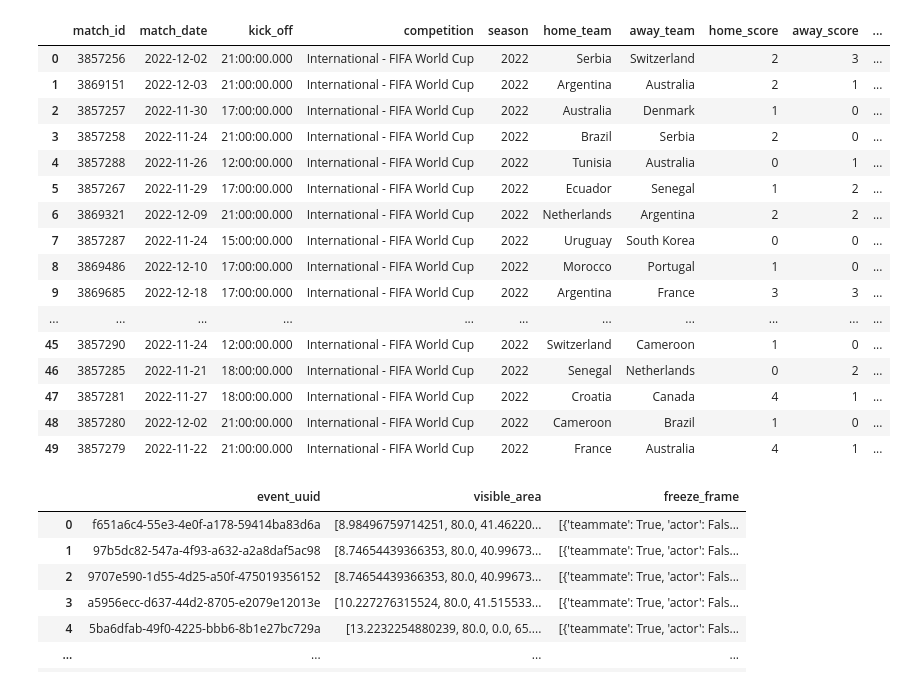
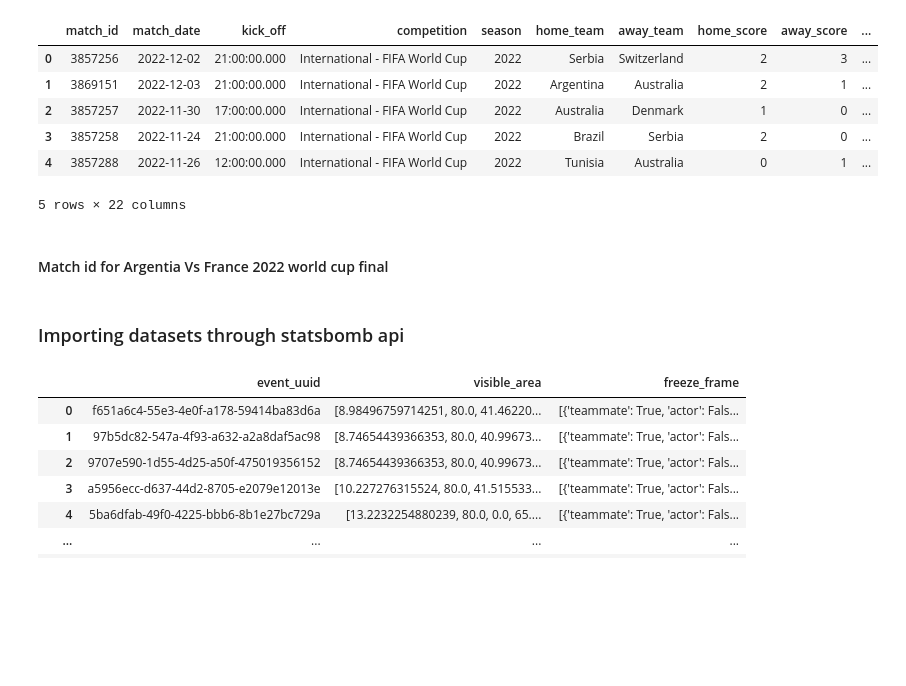
Before and after one commit to asheshh-lal/Football-analytics, a Jupyter notebook: event/Untitled.ipynb, the cells around one changed output. Saved outputs shown, nothing was run; the diff lists cells and outputs as text; code cells hidden in the pictures; blank space fills up the shorter version.

```diff
--- a/event/Untitled.ipynb
+++ b/event/Untitled.ipynb
@@ -27,23 +17,17 @@ sb.competitions().head(50)
 # %%
-sb.matches(competition_id=43, season_id=106).head(50)
+sb.matches(competition_id=43, season_id=106).head()
 # %% [output]
 |  | match_id | match_date | kick_off | competition | season | home_team | away_team | home_score | away_score | ... |
 | 0 | 3857256 | 2022-12-02 | 21:00:00.000 | International - FIFA World Cup | 2022 | Serbia | Switzerland | 2 | 3 | ... |
 | 1 | 3869151 | 2022-12-03 | 21:00:00.000 | International - FIFA World Cup | 2022 | Argentina | Australia | 2 | 1 | ... |
 | 2 | 3857257 | 2022-11-30 | 17:00:00.000 | International - FIFA World Cup | 2022 | Australia | Denmark | 1 | 0 | ... |
 | 3 | 3857258 | 2022-11-24 | 21:00:00.000 | International - FIFA World Cup | 2022 | Brazil | Serbia | 2 | 0 | ... |
 | 4 | 3857288 | 2022-11-26 | 12:00:00.000 | International - FIFA World Cup | 2022 | Tunisia | Australia | 0 | 1 | ... |
-| 5 | 3857267 | 2022-11-29 | 17:00:00.000 | International - FIFA World Cup | 2022 | Ecuador | Senegal | 1 | 2 | ... |
-| 6 | 3869321 | 2022-12-09 | 21:00:00.000 | International - FIFA World Cup | 2022 | Netherlands | Argentina | 2 | 2 | ... |
-| 7 | 3857287 | 2022-11-24 | 15:00:00.000 | International - FIFA World Cup | 2022 | Uruguay | South Korea | 0 | 0 | ... |
-| 8 | 3869486 | 2022-12-10 | 17:00:00.000 | International - FIFA World Cup | 2022 | Morocco | Portugal | 1 | 0 | ... |
-| 9 | 3869685 | 2022-12-18 | 17:00:00.000 | International - FIFA World Cup | 2022 | Argentina | France | 3 | 3 | ... |
-| ... | ... | ... | ... | ... | ... | ... | ... | ... | ... | ... |
-| 45 | 3857290 | 2022-11-24 | 12:00:00.000 | International - FIFA World Cup | 2022 | Switzerland | Cameroon | 1 | 0 | ... |
-| 46 | 3857285 | 2022-11-21 | 18:00:00.000 | International - FIFA World Cup | 2022 | Senegal | Netherlands | 0 | 2 | ... |
-| 47 | 3857281 | 2022-11-27 | 18:00:00.000 | International - FIFA World Cup | 2022 | Croatia | Canada | 4 | 1 | ... |
-| 48 | 3857280 | 2022-12-02 | 21:00:00.000 | International - FIFA World Cup | 2022 | Cameroon | Brazil | 1 | 0 | ... |
-| 49 | 3857279 | 2022-11-22 | 21:00:00.000 | International - FIFA World Cup | 2022 | France | Australia | 4 | 1 | ... |
+5 rows × 22 columns
+# %% [markdown]
+#### Match id for Argentia Vs France 2022 world cup final
 # %%
 MATCH_ID = 3869685
+# %% [markdown]
+### Importing datasets through statsbomb api
 # %%
```
Also changed, not shown: parts of 23 cells of this notebook, 1 other file.
